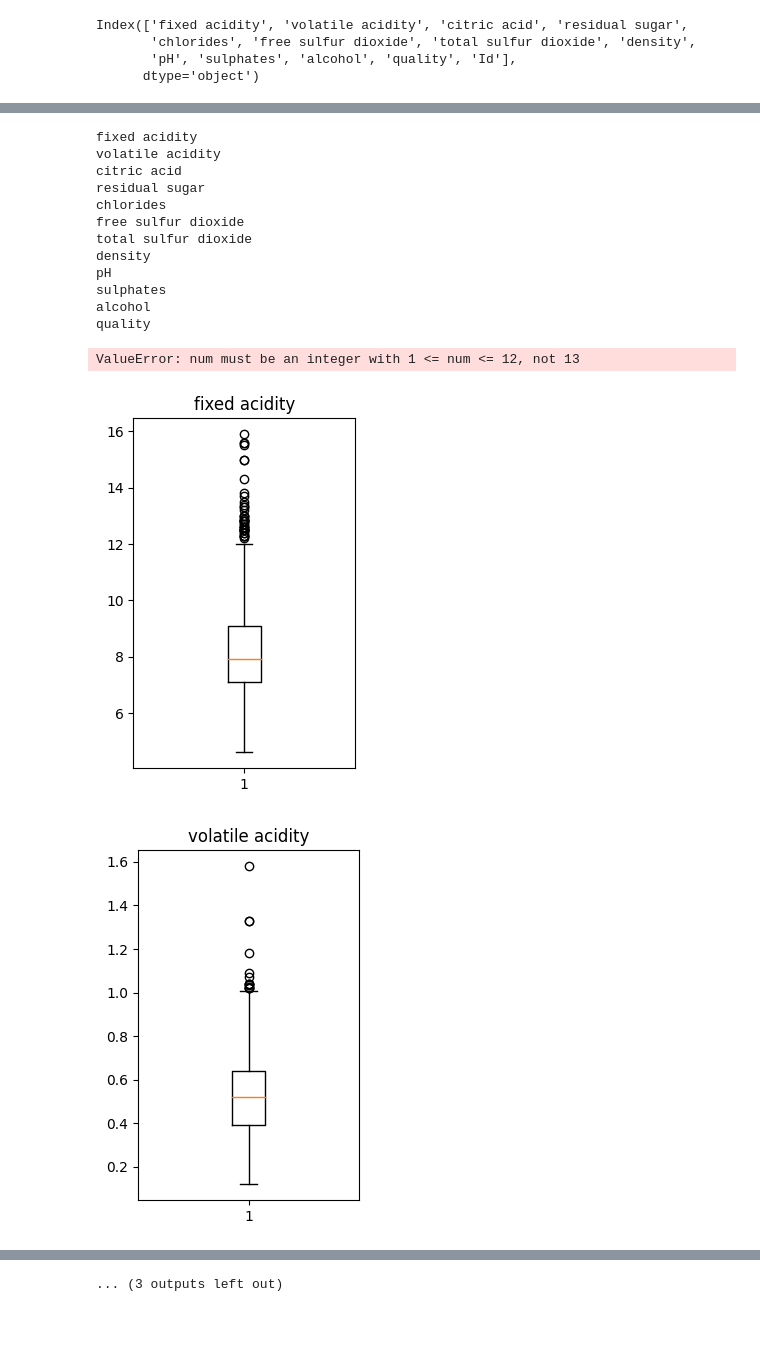
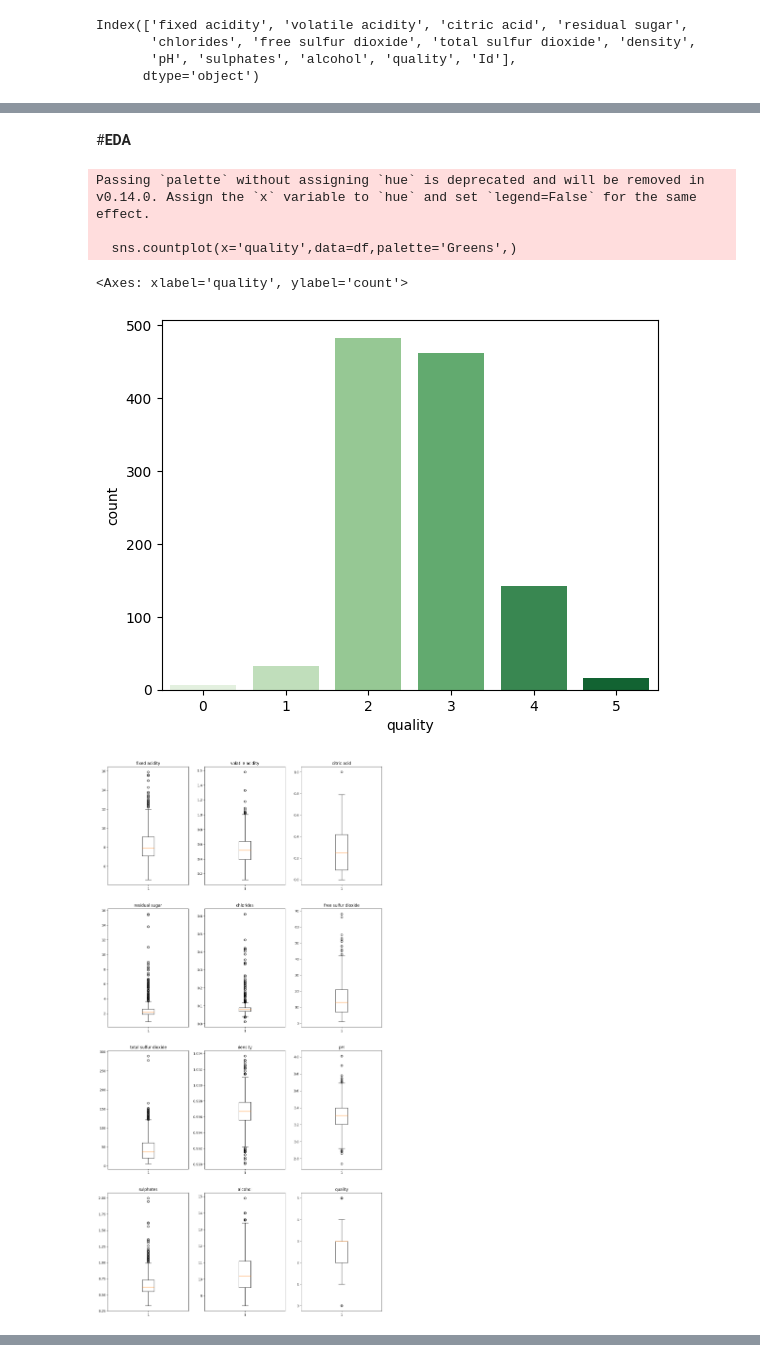
Before and after one commit to rohan-khapane/CodeClauseInternship_Wine-Quality-Prediction, a Jupyter notebook: wine_quality_code_clause.ipynb, the cells around one changed output, grey strips where cells are left out. Cells and saved outputs as stored; diff of their text form; code cells hidden in the pictures; blank space fills up the shorter version.

```diff
--- a/wine_quality_code_clause.ipynb
+++ b/wine_quality_code_clause.ipynb
@@ -5,5 +23,5 @@ import matplotlib.pyplot as plt
 # %%
-data=pd.read_csv("WineQT.csv")
+data=pd.read_csv("/content/drive/MyDrive/Sem II/WineQT.csv")
 data
 # %% [output]
 |  | fixed acidity | volatile acidity | citric acid | residual sugar | chlorides | free sulfur dioxide | ... |
@@ -99,10 +69,3 @@ Index(['fixed acidity', 'volatile acidity', 'citric acid', 'residual sugar',
        'chlorides', 'free sulfur dioxide', 'total sulfur dioxide', 'density',
        'pH', 'sulphates', 'alcohol', 'quality', 'Id'],
       dtype='object')
-# %%
-for i in (df.columns):
-  plt.figure(figsize=(20,10))
-  plt.subplot(2,6,)
-  plt.boxplot(data[i])
-  plt.title('i')
-  print(i)
@@ -111,0 +119,3 @@ ValueError: num must be an integer with 1 <= num <= 12, not <built-in method ind
+# %%
+df.drop(columns="Id",inplace=True)
+df.head()
@@ -111,0 +151,3 @@ ValueError: num must be an integer with 1 <= num <= 12, not <built-in method ind
+# %%
+df['quality'].replace([3,4,5,6,7,8],[11,12,13,14,15,16],inplace=True)
+df['quality'].replace([11,12,13,14,15,16],[0,1,2,3,4,5],inplace=True)
@@ -112,25 +194,25 @@ ValueError: num must be an integer with 1 <= num <= 12, not <built-in method ind
+# %% [markdown]
+#**EDA**
+# %%
+sns.countplot(x='quality',data=df,palette='Greens',)
+# %% [output]
+Passing `palette` without assigning `hue` is deprecated and will be removed in v0.14.0. Assign the `x` variable to `hue` and set `legend=False` for the same effect.
+
+  sns.countplot(x='quality',data=df,palette='Greens',)
+<Axes: xlabel='quality', ylabel='count'>
+[figure, added]
 # %%
+count = 1
+plt.figure(figsize = (15,30))
 for i, column in enumerate(df.columns, start=1):
-    plt.figure(figsize=(20, 10))
-    plt.subplot(2, 6, i)
+  if count < 13:
+
+    plt.subplot(4, 3, count)
+    count += 1
     plt.boxplot(df[column])
     plt.title(column)
-    print(column)
+
 
 plt.show()
 # %% [output]
-fixed acidity
-volatile acidity
-citric acid
-residual sugar
-chlorides
-free sulfur dioxide
-total sulfur dioxide
-density
-pH
-sulphates
-alcohol
-quality
-ValueError: num must be an integer with 1 <= num <= 12, not 13
-[figure, old version]
+[figure, new version]
-[figure, removed]
@@ -145 +218,0 @@ ValueError: num must be an integer with 1 <= num <= 12, not 13
-... (3 outputs left out)
```
Also changed, not shown: parts of 58 cells of this notebook.
